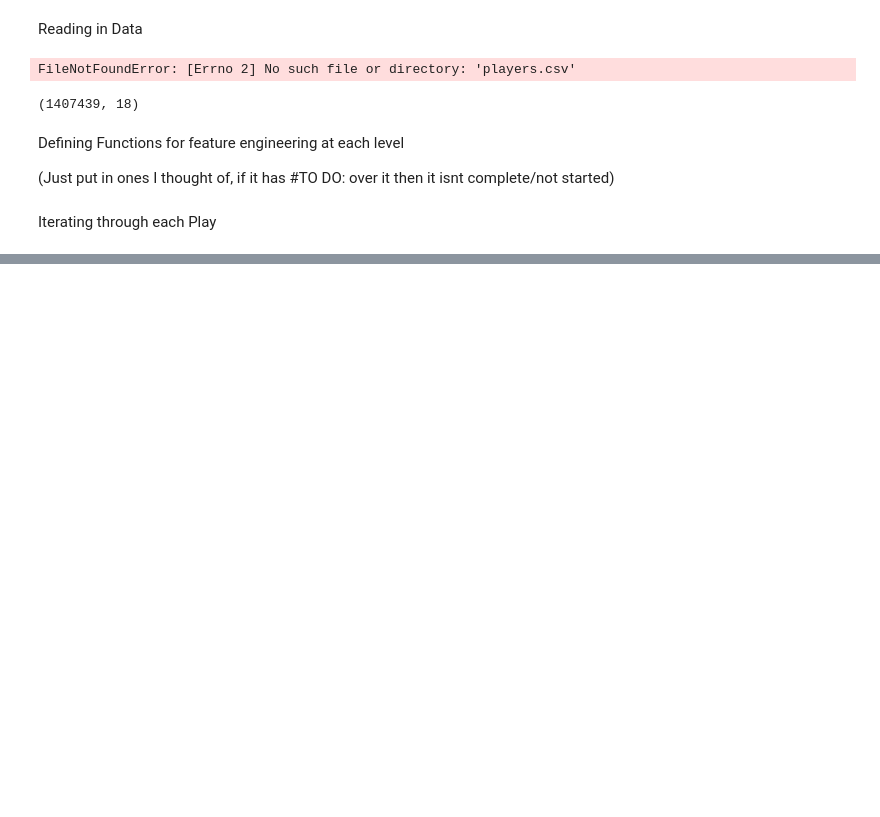
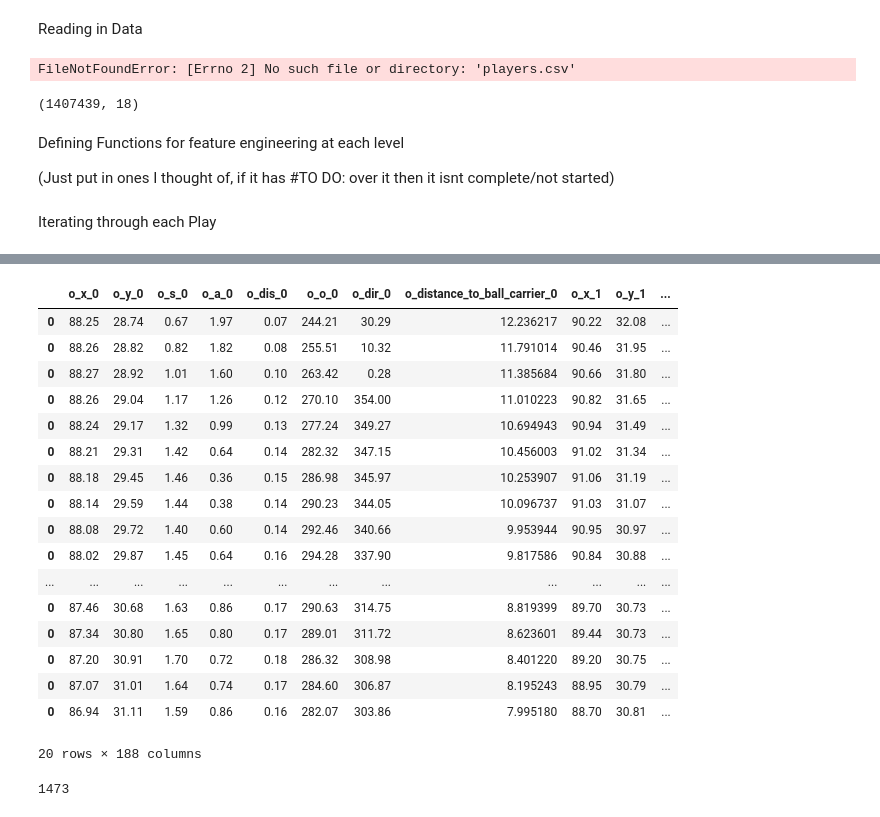
Before and after one commit to edzwil/big-data-bowl-2024, a Jupyter notebook: src/notebooks/metrics/feature_engineering.ipynb, the cells around one changed output, grey strips where cells are left out. Saved outputs shown, nothing was run; the diff lists cells and outputs as text; code cells hidden in the pictures; blank space fills up the shorter version.

```diff
--- a/src/notebooks/metrics/feature_engineering.ipynb
+++ b/src/notebooks/metrics/feature_engineering.ipynb
@@ -207,0 +263,25 @@ final_input_df.head()
+# %%
+final_input_df.head(20)
+# %% [output]
+|  | o_x_0 | o_y_0 | o_s_0 | o_a_0 | o_dis_0 | o_o_0 | o_dir_0 | o_distance_to_ball_carrier_0 | o_x_1 | o_y_1 | ... |
+| 0 | 88.25 | 28.74 | 0.67 | 1.97 | 0.07 | 244.21 | 30.29 | 12.236217 | 90.22 | 32.08 | ... |
+| 0 | 88.26 | 28.82 | 0.82 | 1.82 | 0.08 | 255.51 | 10.32 | 11.791014 | 90.46 | 31.95 | ... |
+| 0 | 88.27 | 28.92 | 1.01 | 1.60 | 0.10 | 263.42 | 0.28 | 11.385684 | 90.66 | 31.80 | ... |
+| 0 | 88.26 | 29.04 | 1.17 | 1.26 | 0.12 | 270.10 | 354.00 | 11.010223 | 90.82 | 31.65 | ... |
+| 0 | 88.24 | 29.17 | 1.32 | 0.99 | 0.13 | 277.24 | 349.27 | 10.694943 | 90.94 | 31.49 | ... |
+| 0 | 88.21 | 29.31 | 1.42 | 0.64 | 0.14 | 282.32 | 347.15 | 10.456003 | 91.02 | 31.34 | ... |
+| 0 | 88.18 | 29.45 | 1.46 | 0.36 | 0.15 | 286.98 | 345.97 | 10.253907 | 91.06 | 31.19 | ... |
+| 0 | 88.14 | 29.59 | 1.44 | 0.38 | 0.14 | 290.23 | 344.05 | 10.096737 | 91.03 | 31.07 | ... |
+| 0 | 88.08 | 29.72 | 1.40 | 0.60 | 0.14 | 292.46 | 340.66 | 9.953944 | 90.95 | 30.97 | ... |
+| 0 | 88.02 | 29.87 | 1.45 | 0.64 | 0.16 | 294.28 | 337.90 | 9.817586 | 90.84 | 30.88 | ... |
+| ... | ... | ... | ... | ... | ... | ... | ... | ... | ... | ... | ... |
+| 0 | 87.46 | 30.68 | 1.63 | 0.86 | 0.17 | 290.63 | 314.75 | 8.819399 | 89.70 | 30.73 | ... |
+| 0 | 87.34 | 30.80 | 1.65 | 0.80 | 0.17 | 289.01 | 311.72 | 8.623601 | 89.44 | 30.73 | ... |
+| 0 | 87.20 | 30.91 | 1.70 | 0.72 | 0.18 | 286.32 | 308.98 | 8.401220 | 89.20 | 30.75 | ... |
+| 0 | 87.07 | 31.01 | 1.64 | 0.74 | 0.17 | 284.60 | 306.87 | 8.195243 | 88.95 | 30.79 | ... |
+| 0 | 86.94 | 31.11 | 1.59 | 0.86 | 0.16 | 282.07 | 303.86 | 7.995180 | 88.70 | 30.81 | ... |
+20 rows × 188 columns
+# %%
+len(final_input_df)
+# %% [output]
+1473
```
Also changed, not shown: parts of 5 cells of this notebook.
